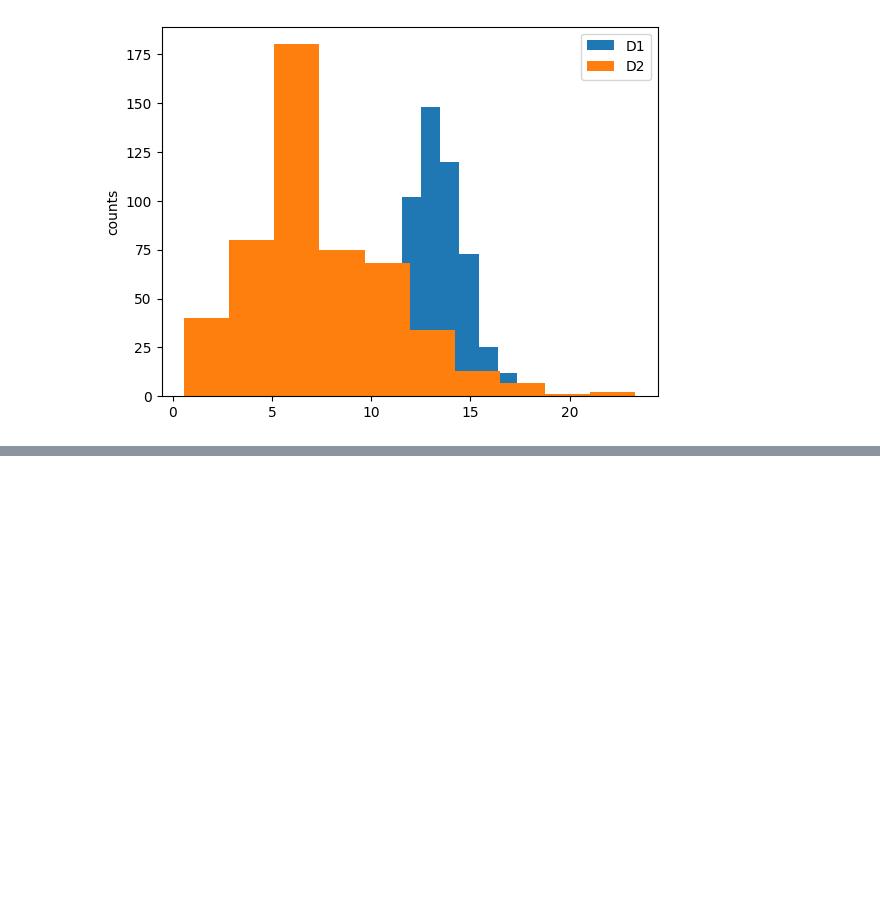
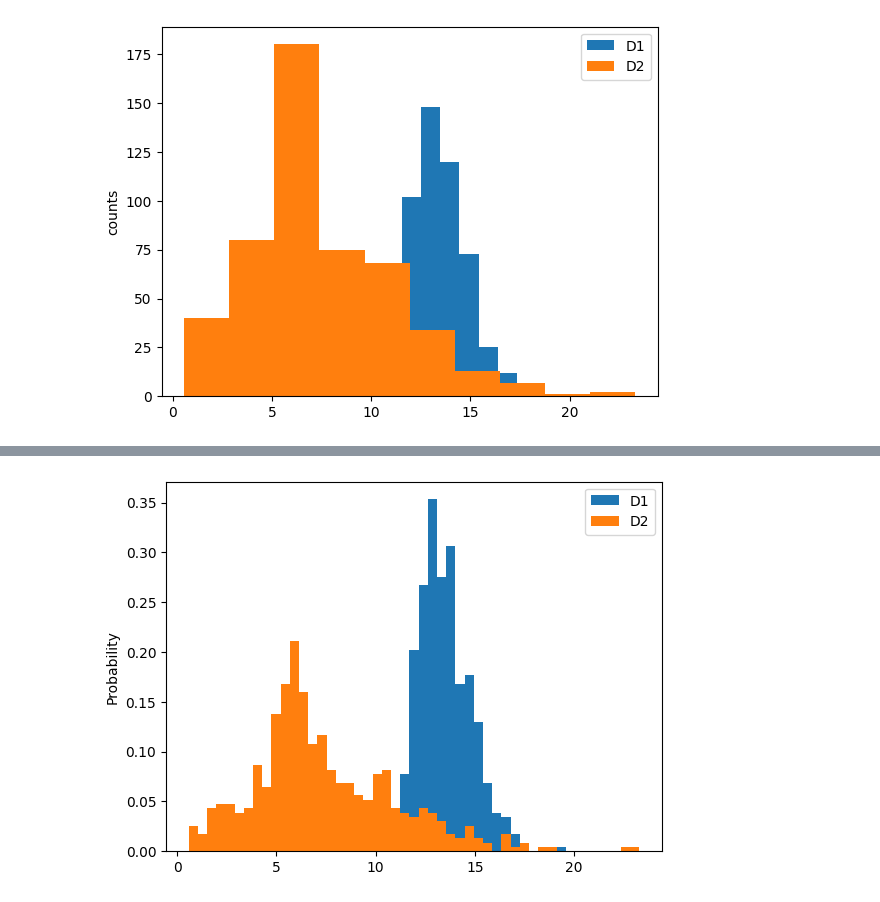
Before and after one commit to daebeobkim/python-bigdata, a Jupyter notebook: EDA/EDA12.ipynb, the cells around one changed output, grey strips where cells are left out. Cells and saved outputs as stored; diff of their text form; code cells hidden in the pictures; blank space fills up the shorter version.

```diff
--- a/EDA/EDA12.ipynb
+++ b/EDA/EDA12.ipynb
@@ -21,0 +31,9 @@ Text(0, 0.5, 'counts')
+# %%
+bins = np.linspace(min(d1.min(),d2.min()),max(d1.max(),d2.max()),50)#순서대로 구간시작점, 구간끝점, 구간 내 숫자 갯수
+counts1,_,_ = plt.hist(d1,bins=bins,label="D1", density = True)# density = True 사용시 %로 출력
+plt.hist(d2, bins=bins, label="D2",density = True)
+plt.legend()
+plt.ylabel("Probability")
+plt.show()
+# %% [output]
+[figure, added]
```
Also changed, not shown: parts of 3 cells of this notebook.
